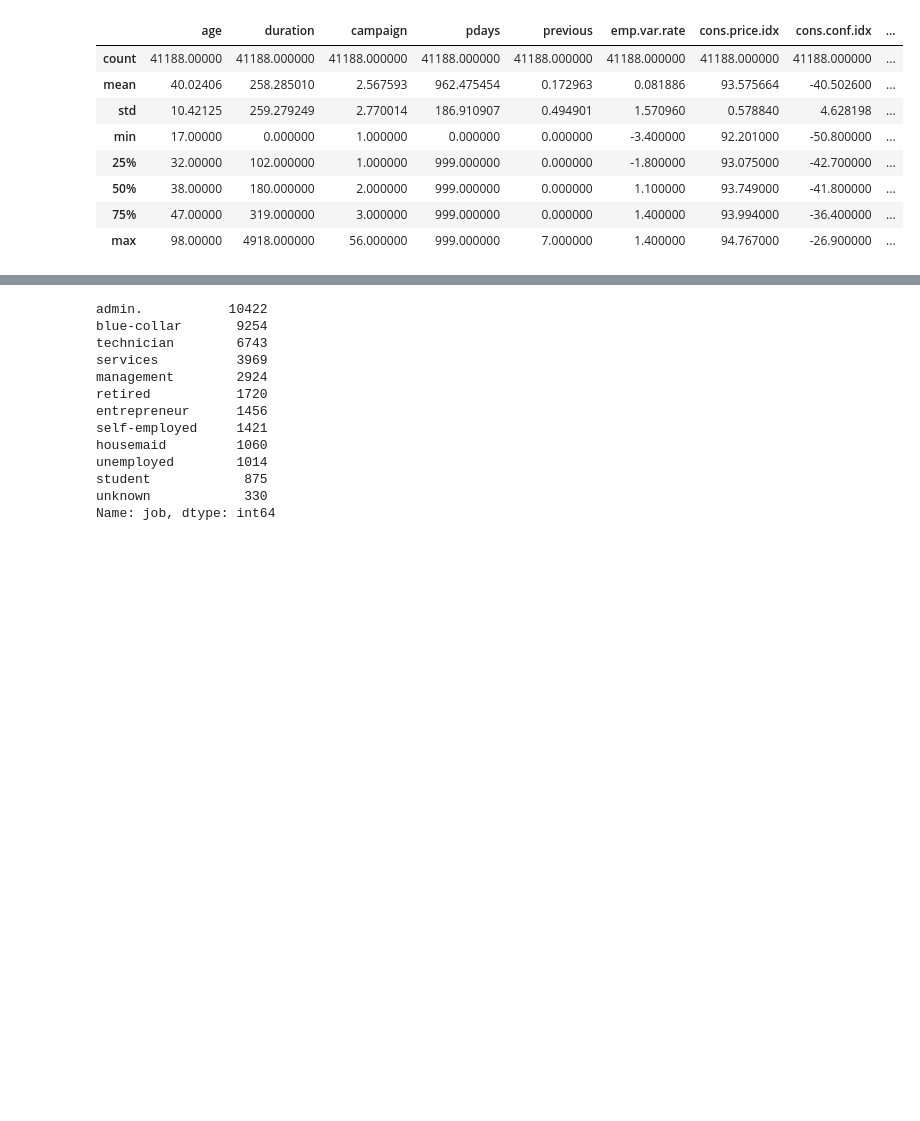
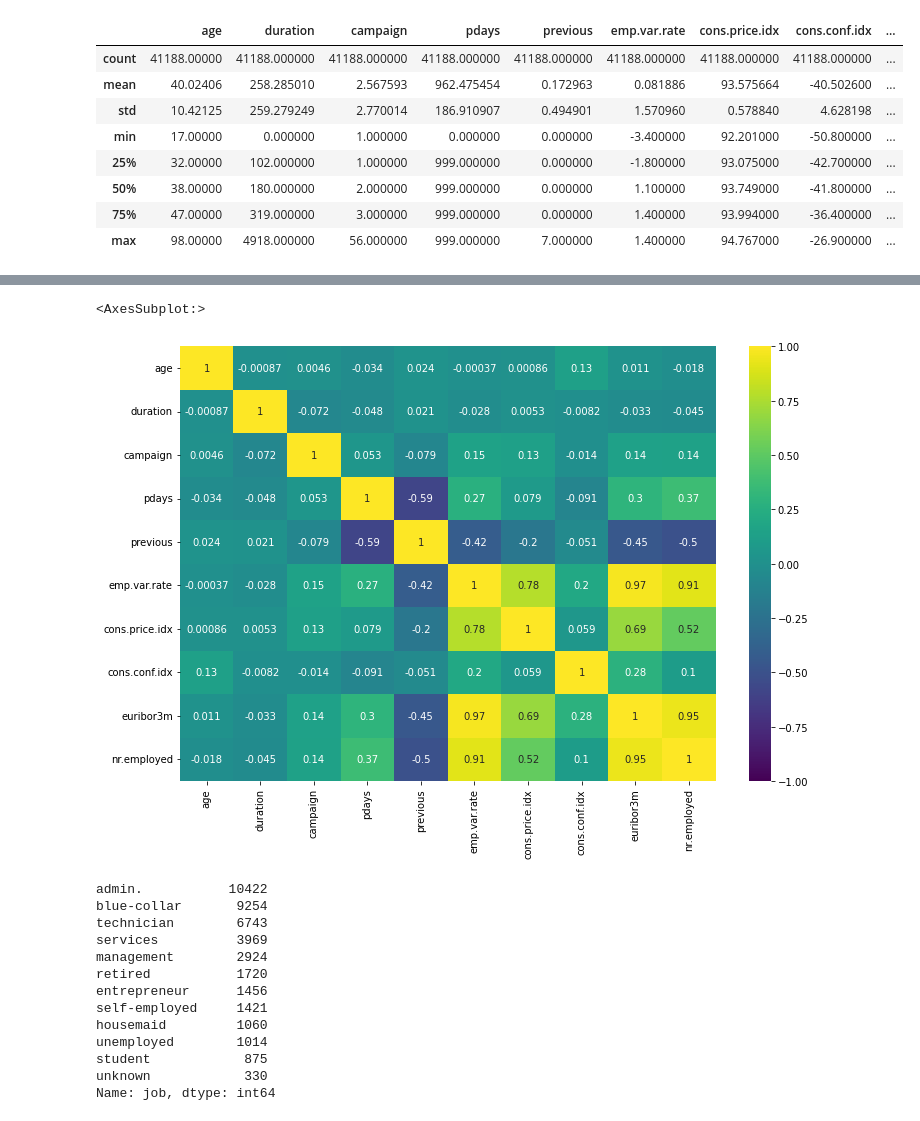
Before and after one commit to AlinaMendez/ML-op, a Jupyter notebook: src/explore.ipynb, the cells around one changed output, grey strips where cells are left out. Cells and saved outputs as stored; diff of their text form; code cells hidden in the pictures; blank space fills up the shorter version.

```diff
--- a/src/explore.ipynb
+++ b/src/explore.ipynb
@@ -90,3 +113,9 @@ df_raw.sample(10)
+# %%
+plt.figure(figsize=(12, 8))
+sns.heatmap(df_raw.corr(), annot=True,cmap='viridis', vmax=1, vmin=-1, center=0)
+# %% [output]
+<AxesSubplot:>
+[figure, added]
 # %%
 df_raw['job'].value_counts()
 # %% [output]
```
Also changed, not shown: parts of 43 cells of this notebook.
